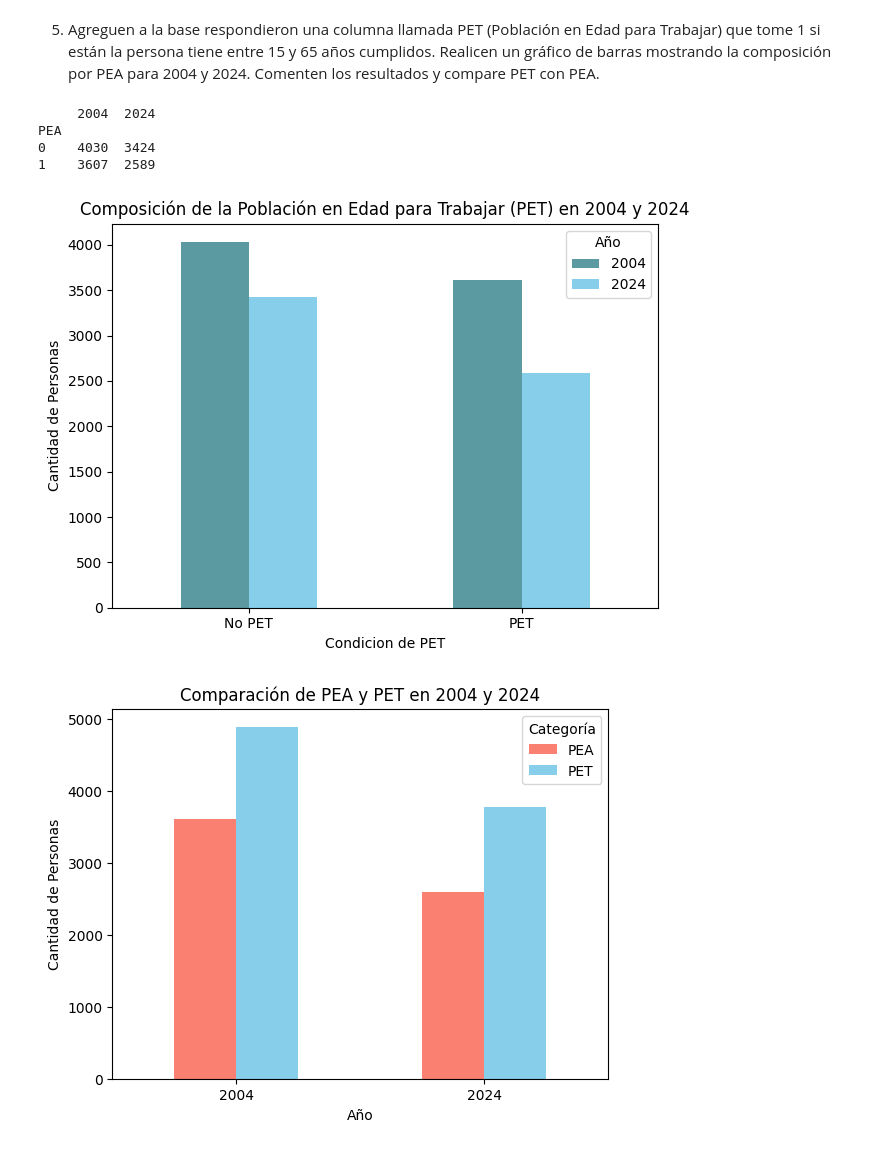
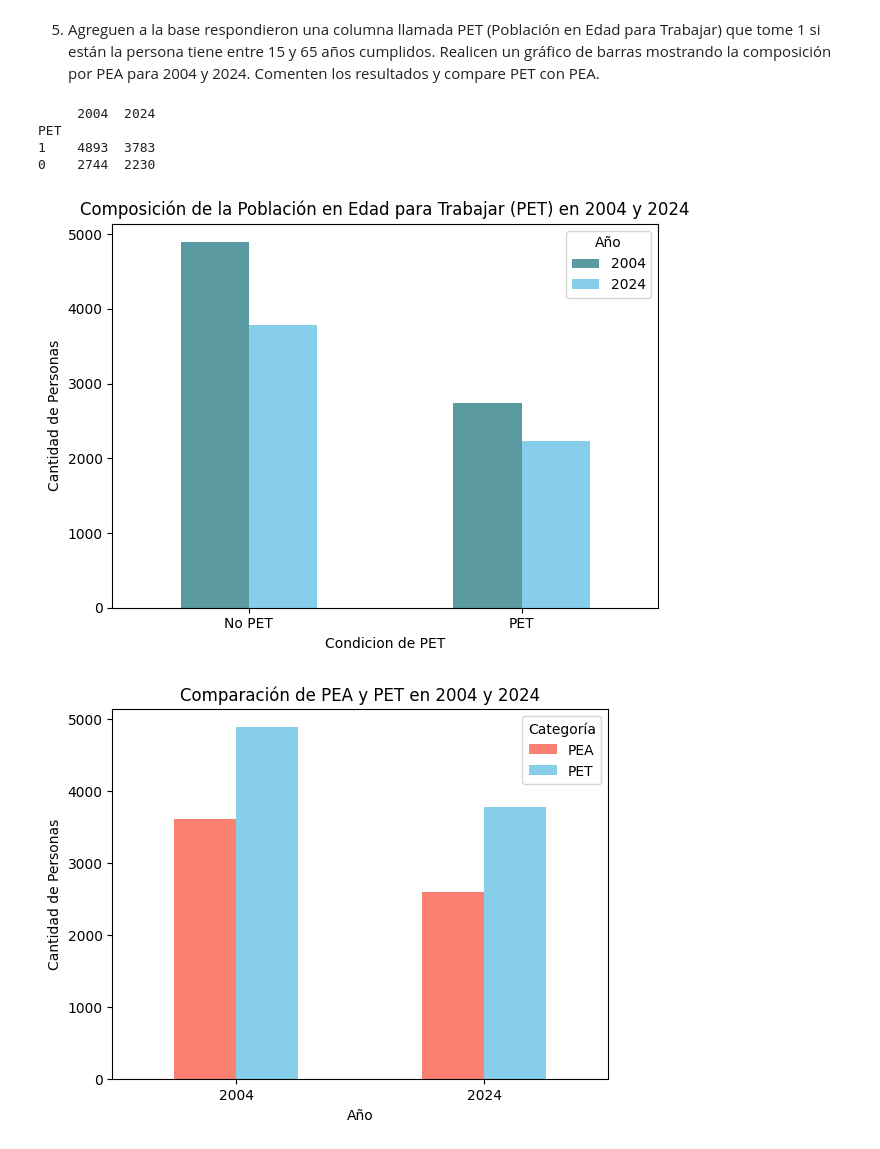
Before and after one commit to Freverendo/CC408-T13, a Jupyter notebook: TP3/TP3respuestas.ipynb, the cells around one changed output. Cells and saved outputs as stored; diff of their text form; code cells hidden in the pictures.

```diff
--- a/TP3/TP3respuestas.ipynb
+++ b/TP3/TP3respuestas.ipynb
@@ -377,7 +368,7 @@ Name: count, dtype: int64
 import numpy as np
 
 # Agregamos la columna PEA
-respondieron['PEA'] = np.where(respondieron['ESTADO'].isin([1, 2]), 1, 0)  # 1 para Ocupado y Desocupado, 0 para otros
+respondieron.loc[:,'PEA'] = np.where(respondieron['ESTADO'].isin([1, 2]), 1, 0)  # 1 para Ocupado y Desocupado, 0 para otros
 
 # Filtramos los datos para los años 2004 y 2024
 respondieron_2004 = respondieron[respondieron['ANO4'] == 2004]
@@ -415,35 +401,39 @@ See the caveats in the documentation: https://pandas.pydata.org/pandas-docs/stab
 # %%
 # Crear la columna PET en respondieron que vale 1 si la edad esta entre 15 y 65
 respondieron.loc[:, 'PET'] = respondieron['CH06'].apply(lambda x: 1 if 15 <= x <= 65 else 0)
 
+#vuelvo a filtrar por año para que incluya esta columna
+respondieron_2004 = respondieron[respondieron['ANO4'] == 2004]
+respondieron_2024 = respondieron[respondieron['ANO4'] == 2024]
+
 # Contar la cantidad de personas en PEA y no PEA para cada año
-pet_2004 = respondieron_2004['PEA'].value_counts()
-pet_2024 = respondieron_2024['PEA'].value_counts()
+pet_2004 = respondieron_2004['PET'].value_counts()
+pet_2024 = respondieron_2024['PET'].value_counts()
 
 # Crear un DataFrame para facilitar la visualización
 df_pet = pd.DataFrame({
     '2004': pet_2004,
     '2024': pet_2024
 }) # Rellenar valores NaN con 0 si falta alguna categoría
 
 # Verificar la estructura del DataFrame
 print(df_pet)
 
 # Graficar la composición por PEA para 2004 y 2024
 df_pet.plot(kind='bar', color=['#5b9aa0', 'skyblue'])
 plt.title('Composición de la Población en Edad para Trabajar (PET) en 2004 y 2024')
 plt.xlabel('Condicion de PET')
 plt.ylabel('Cantidad de Personas')
 plt.xticks(ticks=[0, 1], labels=['No PET', 'PET'], rotation=0)
 plt.legend(title='Año', loc = 'upper right')
 plt.tight_layout()
 plt.show()
 # %% [output]
      2004  2024
-PEA
-0    4030  3424
-1    3607  2589
+PET
+1    4893  3783
+0    2744  2230
-[figure, old version]
+[figure, new version]
 # %%
 #GRAFICO COMPARACION
 # Creamos tablas de resumen para PEA y PET en cada año
```
Also changed, not shown: parts of 12 cells of this notebook.
